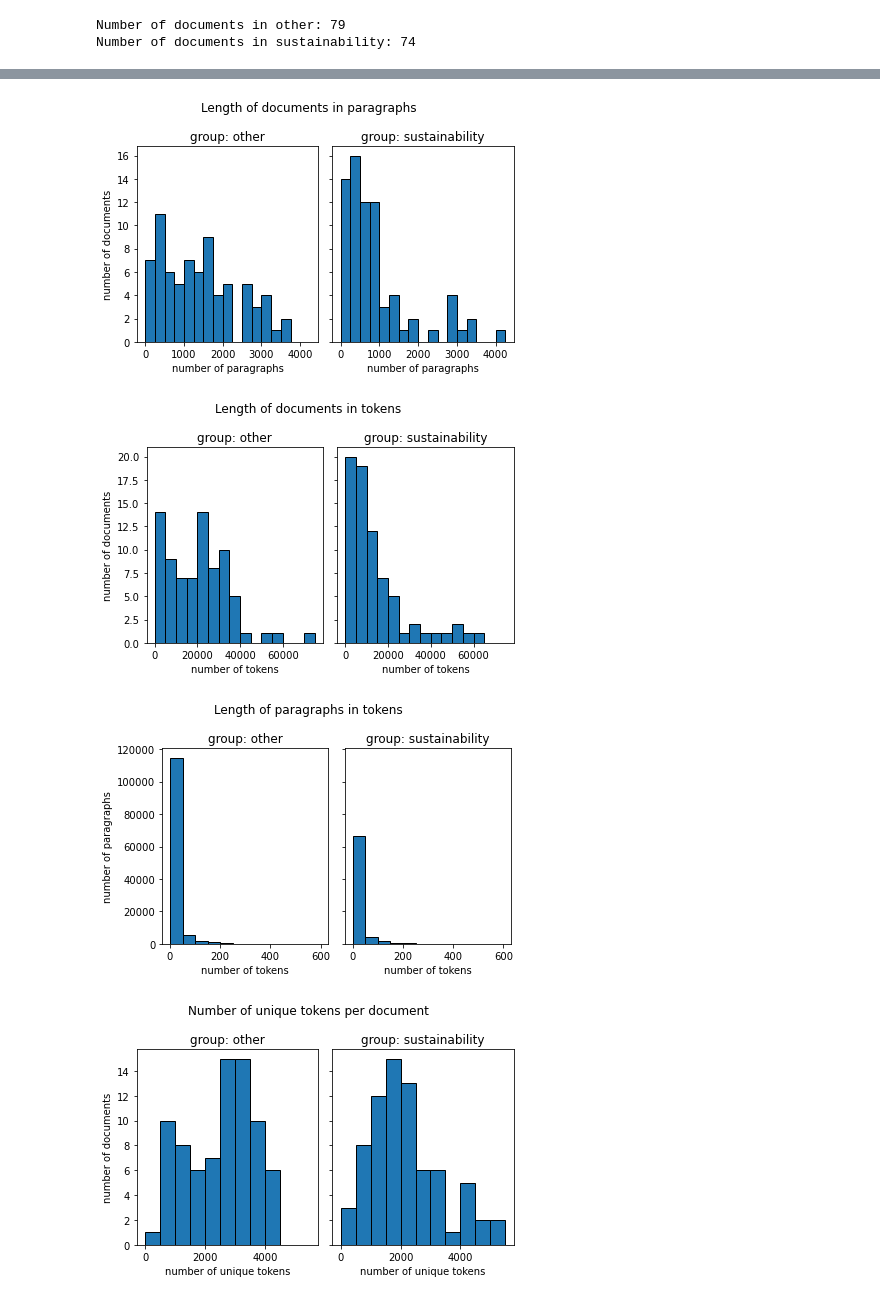
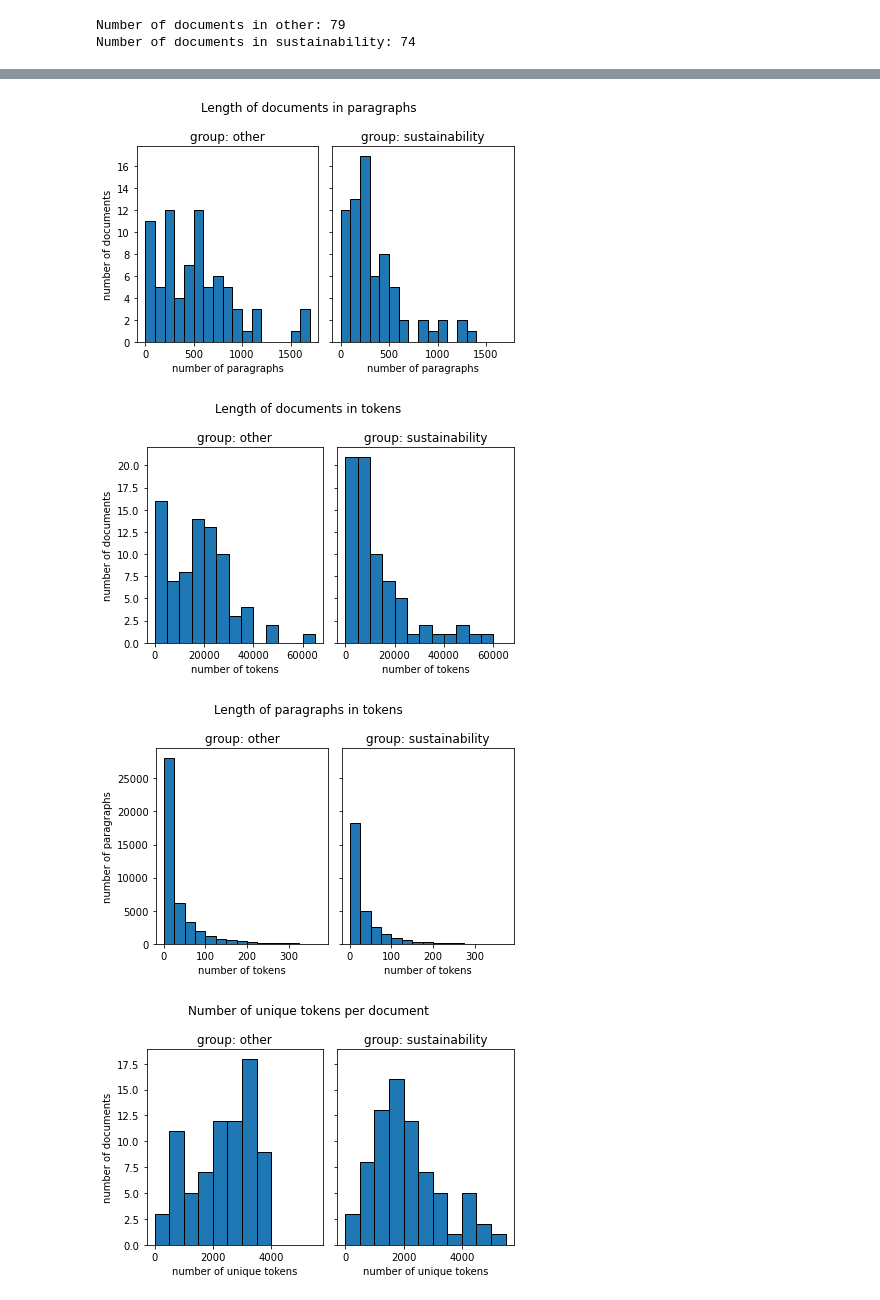
Before and after one commit to jessicalamjh/bizres-topic-detection, a Jupyter notebook: notebooks/exploration-selfparsed.ipynb, the cells around one changed output, grey strips where cells are left out. Saved outputs shown, nothing was run; the diff lists cells and outputs as text; code cells hidden in the pictures.

Commit message:
updated preprocessing and LDA notebooks for selfparsed data

```diff
--- a/notebooks/exploration-selfparsed.ipynb
+++ b/notebooks/exploration-selfparsed.ipynb
@@ -152,7 +151,7 @@ if False:
                 print(alias, file=f_out) # NOTE: encoding?
 # %%
 # preprocess all english documents from each group and export
-if True:
+if False:
     for group in GROUPS:
         # prepare output file
         outpath = path.join(
@@ -190,3 +189,19 @@ for group, group_data in data.items():
 # %% [output]
 Number of documents in other: 79
 Number of documents in sustainability: 74
+# %%
+# TODO: find reasonable and optimal requirements on paragraph lengths
+# for now, set min length of 5 tokens and max length of 400 tokens
+for group_data in data.values():
+    for x in group_data:
+        x['preprocessed'] = [
+            para for para in x['preprocessed']
+            if len(para) > 4 and len(para) < 400]
+# %%
+# peek at data
+for group, group_data in data.items():
+    x = group_data[0]
+    print(f"\ngroup: {group}")
+    print(f"sample preprocessed document:")
+    for para in x['preprocessed'][:10]:
+        print(f"- {' . '.join(para)}")
@@ -199,7 +232,7 @@ for i, group in enumerate(data.keys()):
     num_sents = [len(x['preprocessed']) for x in data[group]]
 
     axes[i].hist(
-        num_sents, edgecolor='black', bins=range(0, max(num_sents), 250))
+        num_sents, edgecolor='black', bins=range(0, max(num_sents), 100))
     axes[i].set_title(f"group: {group}")
     axes[i].set_xlabel("number of paragraphs")
 plt.tight_layout()
@@ -228,40 +261,40 @@ for i, group in enumerate(data.keys()):
         len(para) for x in data[group] for para in x['preprocessed']]
 
     axes[i].hist(
-        para_lengths, edgecolor='black', bins=range(0, max(para_lengths), 50))
+        para_lengths, edgecolor='black', bins=range(0, max(para_lengths), 25))
     axes[i].set_title(f"group: {group}")
     axes[i].set_xlabel("number of tokens")
 plt.tight_layout()
 plt.show()
 # %% [output]
-[figure, old version]
+[figure, new version]
-[figure, old version]
+[figure, new version]
-[figure, old version]
+[figure, new version]
 # %%
 # size of document-wise vocabularies
 f, axes = plt.subplots(1, 2, sharex=True, sharey=True)
 f.suptitle("Number of unique tokens per document")
 axes[0].set_ylabel("number of documents")
 
 vocabulary = {}
 for i, group in enumerate(data.keys()):
     group_vocabs = []
     for x in data[group]:
-        tokens = [tok for sent in x['preprocessed'] for tok in sent]
+        tokens = [tok for para in x['preprocessed'] for tok in para]
         group_vocabs.append(Counter(tokens))
     vocabulary[group] = group_vocabs
 
     vocab_lengths = [len(v) for v in group_vocabs]
     axes[i].hist(
         vocab_lengths, edgecolor='black',
         bins=range(0, max(vocab_lengths), 500))
     axes[i].set_title(f"group: {group}")
     axes[i].set_xlabel("number of unique tokens")
 
 plt.tight_layout()
 plt.show()
 # %% [output]
-[figure, old version]
+[figure, new version]
 # %%
 # current number of unique tokens in all documents
 total_vocabulary = {}
```
Also changed, not shown: parts of 6 cells of this notebook, 6 other files.
